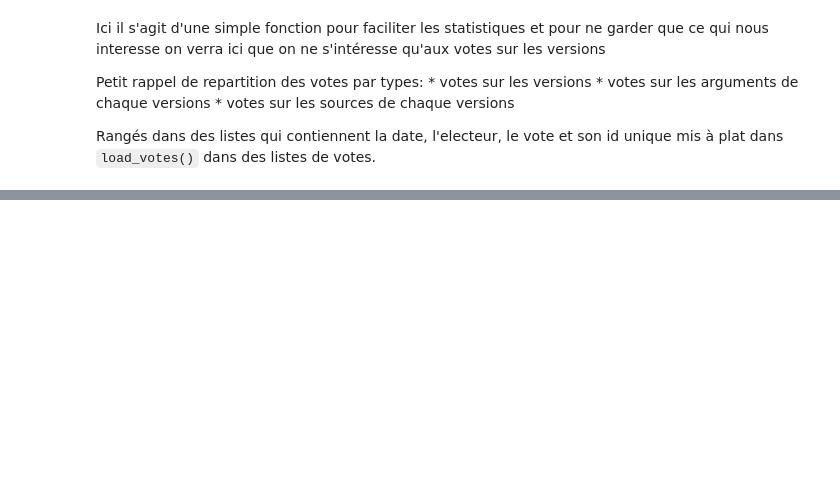
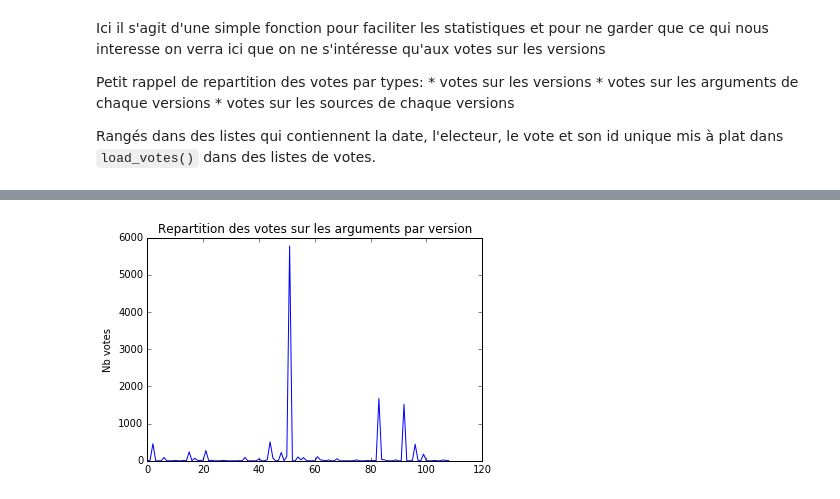
Before and after one commit to c24b/openscience4S, a Jupyter notebook: Cartographie des comportements des electeurs.ipynb, the cells around one changed output, grey strips where cells are left out. Cells and saved outputs as stored; diff of their text form; code cells hidden in the pictures; blank space fills up the shorter version.

```diff
--- a/Cartographie des comportements des electeurs.ipynb
+++ b/Cartographie des comportements des electeurs.ipynb
@@ -206,0 +243,20 @@ mis à plat dans `load_votes()` dans des listes de votes.
+# %%
+#verifions maintenant les votes par arguments
+def show_nb_votes_args_by_versions(vs):
+    #for k,v in vs.items():
+    #    print(len(v["votes"]),"votes sur la version:" , k )
+    N = len(vs)
+    votes_nb = [len(v["votes_arguments"])  for v in vs.values()]
+
+    plt.title("Repartition des votes sur les arguments par version")
+    plt.ylabel('Nb votes')
+    #pylab.xlim([0,108])
+    #pylab.xlim([0,N])
+    plt.plot(votes_nb,color='b')
+
+    plt.show()
+
+    return
+show_nb_votes_args_by_versions(vs)
+# %% [output]
+[figure, added]
```
Also changed, not shown: parts of 23 cells of this notebook, 1 other file.
